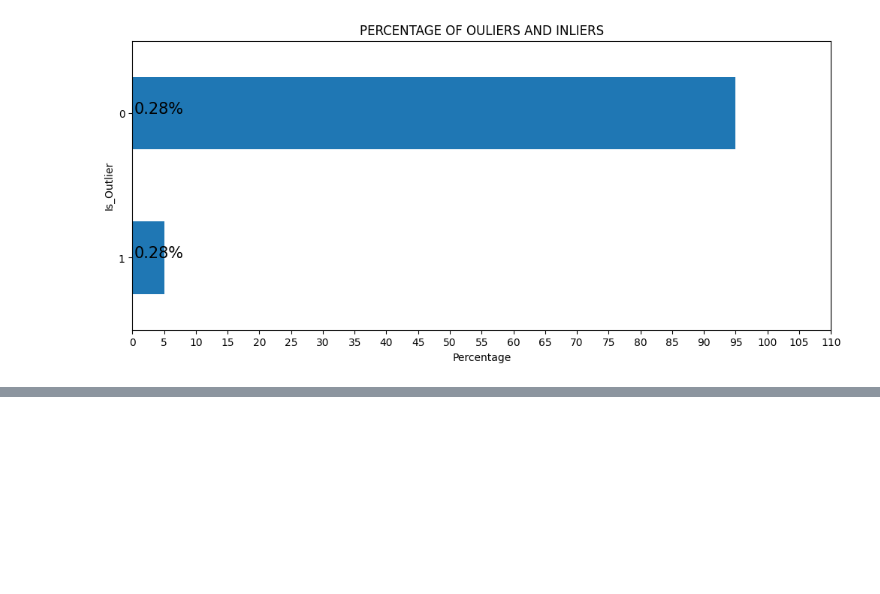
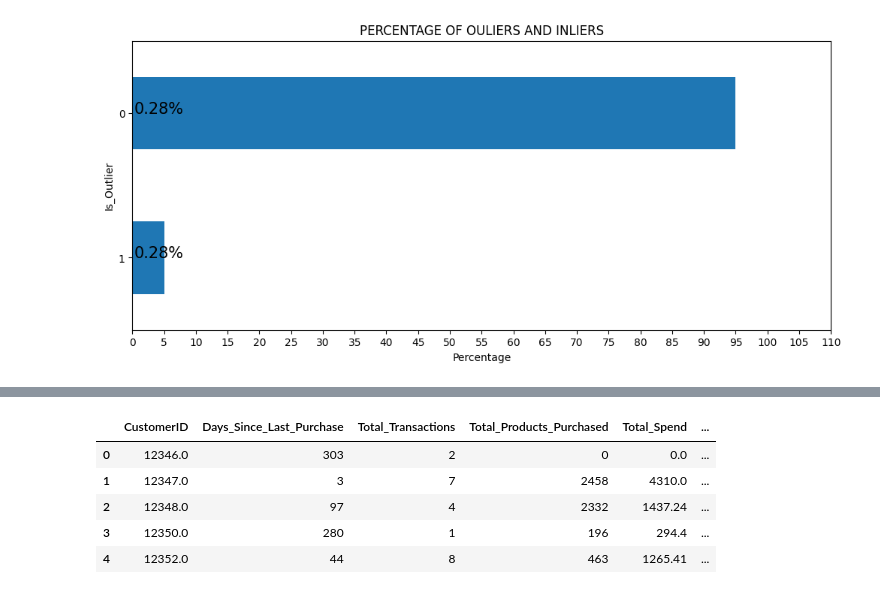
Before and after one commit to vishwan454/Customer_Segmentation_and_Recomendation-_System, a Jupyter notebook: customer_Segmentation_and_Recommendation_System.ipynb, the cells around one changed output, grey strips where cells are left out. Saved outputs shown, nothing was run; the diff lists cells and outputs as text; code cells hidden in the pictures; blank space fills up the shorter version.

```diff
--- a/customer_Segmentation_and_Recommendation_System.ipynb
+++ b/customer_Segmentation_and_Recommendation_System.ipynb
@@ -1083,0 +1105,9 @@ plt.show()
+# %%
+customer_data_cleaned.head()
+# %% [output]
+|  | CustomerID | Days_Since_Last_Purchase | Total_Transactions | Total_Products_Purchased | Total_Spend | ... |
+| 0 | 12346.0 | 303 | 2 | 0 | 0.0 | ... |
+| 1 | 12347.0 | 3 | 7 | 2458 | 4310.0 | ... |
+| 2 | 12348.0 | 97 | 4 | 2332 | 1437.24 | ... |
+| 3 | 12350.0 | 280 | 1 | 196 | 294.4 | ... |
+| 4 | 12352.0 | 44 | 8 | 463 | 1265.41 | ... |
```
Also changed, not shown: parts of 8 cells of this notebook.
